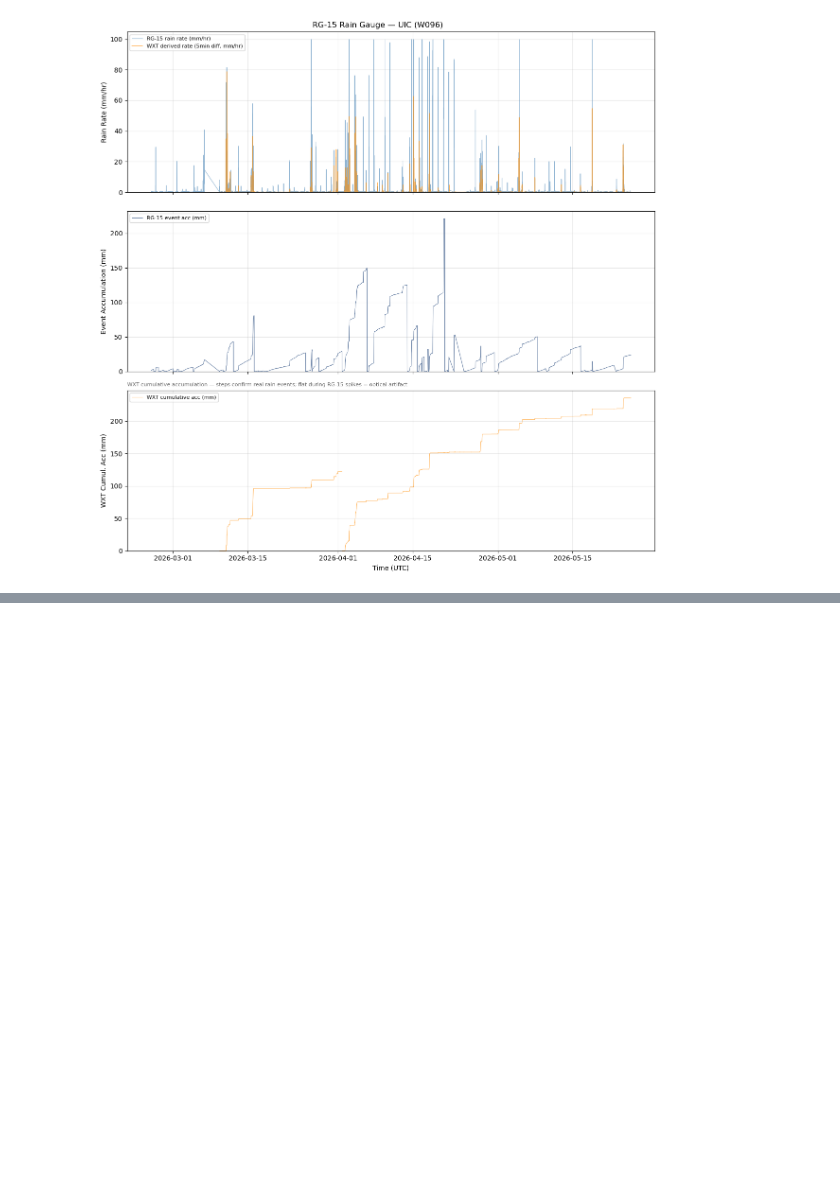
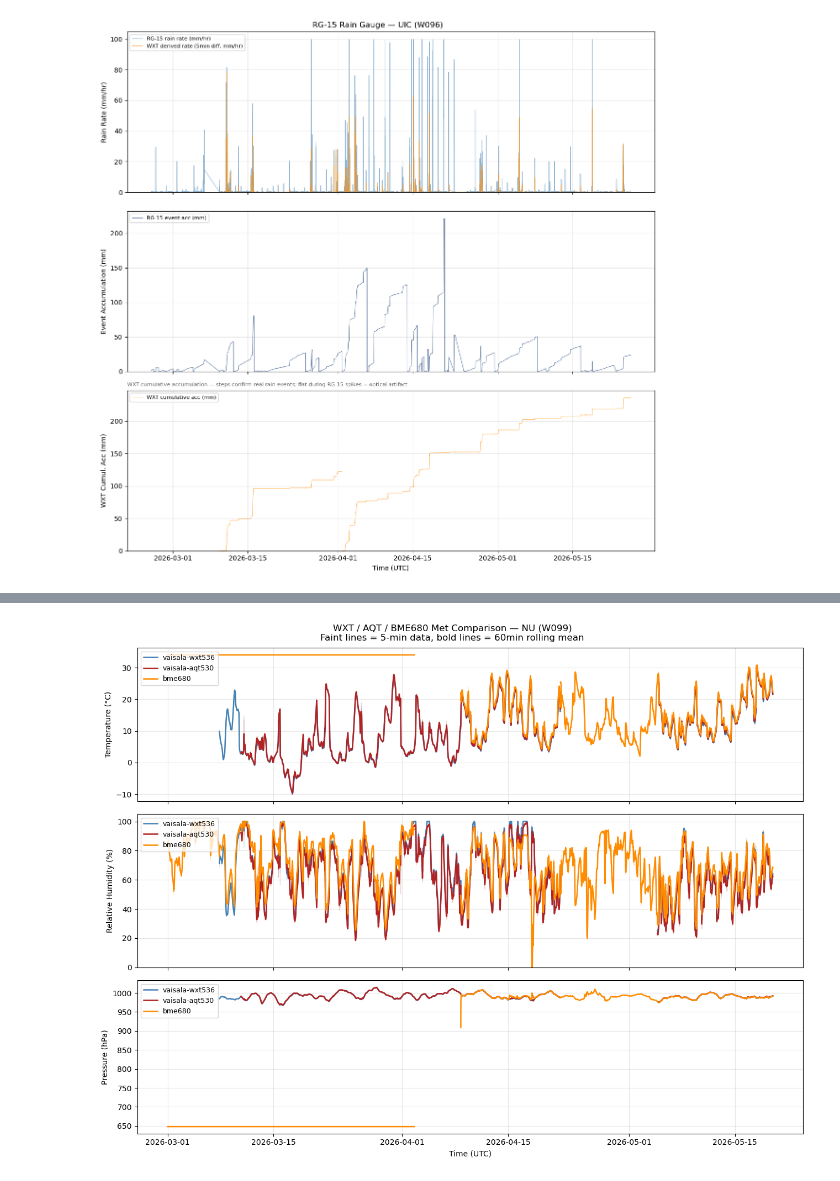
Before and after one commit to gregorywanderson/crocus, a Jupyter notebook: crocus_data_access.ipynb, the cells around one changed output, grey strips where cells are left out. Drawn from its saved outputs; the diff is of its cells as text; code cells hidden in the pictures; blank space fills up the shorter version.

Commit message:
added P,T,H comparisons from WXT,AQT,BME

```diff
--- a/crocus_data_access.ipynb
+++ b/crocus_data_access.ipynb
@@ -112,6 +112,6 @@ SHEDD    W09E  Shedd Aquarium
 UIC      W096  University of Illinois Chicago
 # %%
 # Set a SITE for use throughout the rest of this notebook.
-SITE = UIC  # change this to CSU, UIC, NEIU, NU, BIG, etc. to query a different site
+SITE = NU  # change this to CSU, UIC, NEIU, NU, BIG, etc. to query a different site
 print(f"Querying: {SITE.full_name} ({SITE.vsn})")
 # %% [output]
@@ -616,0 +621,79 @@ else:
+# %%
+# Uses START/END from the cell above, or fall back to last 24 hours
+try:
+    start_met, end_met = START, END
+except NameError:
+    start_met, end_met = last_n_hours(24)
+
+df_wxt = query_wxt(SITE, start_met, end_met) if SITE.has_wxt else pd.DataFrame()
+df_aqt = query_aqt(SITE, start_met, end_met) if SITE.has_aqt else pd.DataFrame()
+df_bme = query_bme680(SITE, start_met, end_met) if SITE.has_bme680 else pd.DataFrame()
+# %%
+ROLL = '60min'   # rolling mean window — adjust as needed
+
+# Build display labels using actual sensor model from metadata
+def sensor_label(df, fallback):
+    if df.empty or 'sensor' not in df.columns:
+        return fallback
+    return df['sensor'].iloc[0]
+
+wxt_label = sensor_label(df_wxt, 'WXT')
+aqt_label = sensor_label(df_aqt, 'AQT')
+bme_label = sensor_label(df_bme, 'BME')
+
+sensor_dfs    = {wxt_label: df_wxt, aqt_label: df_aqt, bme_label: df_bme}
+sensor_colors = {wxt_label: 'steelblue', aqt_label: 'firebrick', bme_label: 'darkorange'}
+sensor_alpha  = {wxt_label: 0.2, aqt_label: 0.2, bme_label: 0.2}
+
+fig, (ax1, ax2, ax3) = plt.subplots(3, 1, figsize=(13, 10), sharex=True)
+
+for name, df in sensor_dfs.items():
+    if df.empty:
+        continue
+    color = sensor_colors[name]
+
+    if 'temp' in df.columns:
+        ax1.plot(df.index, df['temp'],
+                 color=color, linewidth=0.7, alpha=sensor_alpha[name])
+        ax1.plot(df.index, df['temp'].rolling(ROLL, center=True).mean(),
+                 color=color, linewidth=1.8, label=name)
+
+    if 'humidity' in df.columns:
+        ax2.plot(df.index, df['humidity'],
+                 color=color, linewidth=0.7, alpha=sensor_alpha[name])
+        ax2.plot(df.index, df['humidity'].rolling(ROLL, center=True).mean(),
+                 color=color, linewidth=1.8, label=name)
+
+    if 'pressure' in df.columns:
+        pressure = df['pressure'].copy()
+        if pressure.median() > 10000:
+            pressure = pressure / 100
+        ax3.plot(df.index, pressure,
+                 color=color, linewidth=0.7, alpha=sensor_alpha[name])
+        ax3.plot(df.index, pressure.rolling(ROLL, center=True).mean(),
+                 color=color, linewidth=1.8, label=name)
+
+ax1.set_ylabel('Temperature (°C)')
+ax1.legend(loc='upper left', fontsize=9)
+ax1.grid(True, alpha=0.3)
+
+ax2.set_ylabel('Relative Humidity (%)')
+ax2.legend(loc='upper left', fontsize=9)
+ax2.grid(True, alpha=0.3)
+ax2.set_ylim(0, 105)
+
+ax3.set_ylabel('Pressure (hPa)')
+ax3.set_xlabel('Time (UTC)')
+ax3.legend(loc='upper left', fontsize=9)
+ax3.grid(True, alpha=0.3)
+
+fig.suptitle(
+    f'WXT / AQT / BME680 Met Comparison — {SITE.abbr} ({SITE.vsn})\n'
+    f'Faint lines = 5-min data, bold lines = {ROLL} rolling mean',
+    fontsize=12
+)
+fig.tight_layout()
+plt.savefig(f"figures/{SITE.abbr}_met_comparison.png", dpi=150, bbox_inches="tight")
+plt.show()
+# %% [output]
+[figure, added]
```
Also changed, not shown: parts of 3 cells of this notebook.
